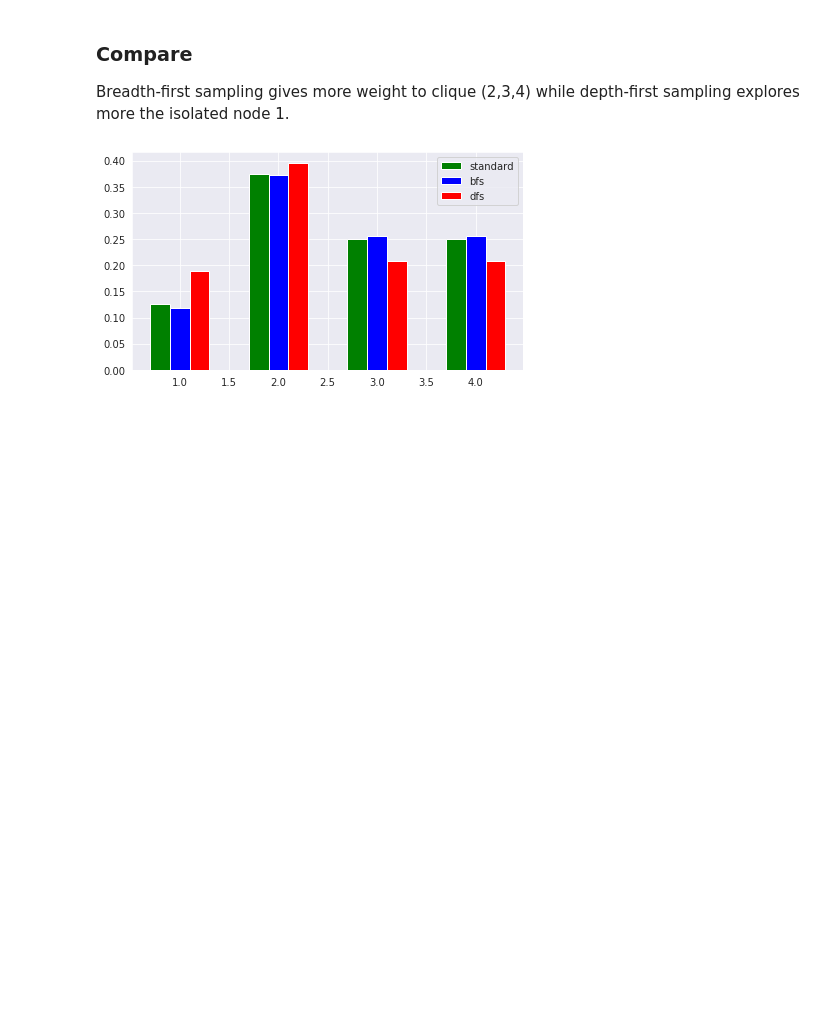
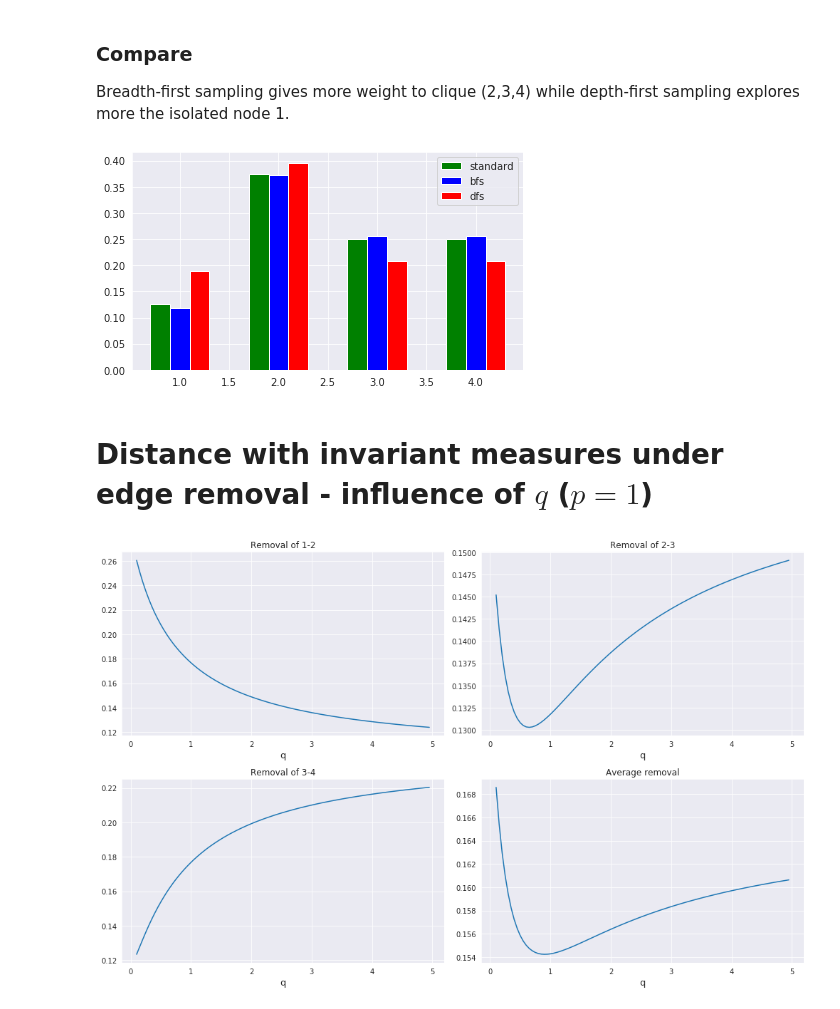
Before and after one commit to sauxpa/graph_embedding, a Jupyter notebook: example_node2vec_invariant_measure.ipynb, the cells around one changed output. Saved outputs shown, nothing was run; the diff lists cells and outputs as text; code cells hidden in the pictures; blank space fills up the shorter version.

Commit message:
add 2d plot

```diff
--- a/example_node2vec_invariant_measure.ipynb
+++ b/example_node2vec_invariant_measure.ipynb
@@ -214,3 +214,5 @@ with sns.axes_style('darkgrid'):
     ax.legend(loc='upper right')
 # %% [output]
 [figure]
+# %% [markdown]
+# Distance with invariant measures under edge removal - influence of $q$ ($p=1$)
@@ -216,0 +246,30 @@ with sns.axes_style('darkgrid'):
+# %%
+with sns.axes_style('darkgrid'):
+    fig = plt.figure(figsize=(14, 9))
+
+    ax = fig.add_subplot(221)
+    ax.set_xlabel('q', fontsize=13)
+    ax.set_title('Removal of 1-2')
+    ax.plot(qq, dd_12_l2)
+
+    ax = fig.add_subplot(222)
+    ax.set_xlabel('q', fontsize=13)
+    ax.set_title('Removal of 2-3')
+    ax.plot(qq, dd_23_l2)
+
+    ax = fig.add_subplot(223)
+    ax.set_xlabel('q', fontsize=13)
+    ax.set_title('Removal of 3-4')
+    ax.plot(qq, dd_34_l2)
+
+    ax = fig.add_subplot(224)
+    ax.set_xlabel('q', fontsize=13)
+    ax.set_title('Average removal')
+    ax.plot(qq, dd_avg_l2)
+
+    plt.tight_layout()
+    plt.show()
+
+    fig.savefig('4_nodes_emb_dist_l2_q.eps')
+# %% [output]
+[figure, added]
```
Also changed, not shown: parts of 7 cells of this notebook.
